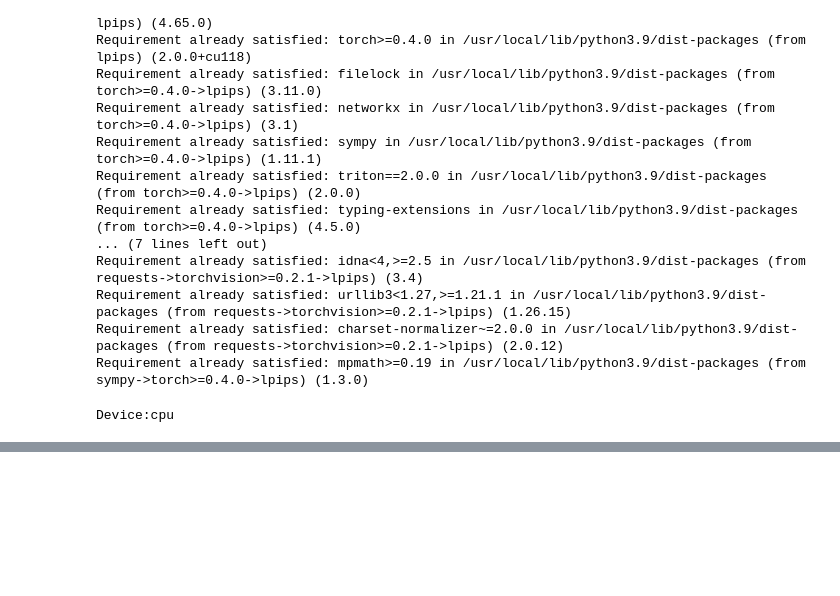
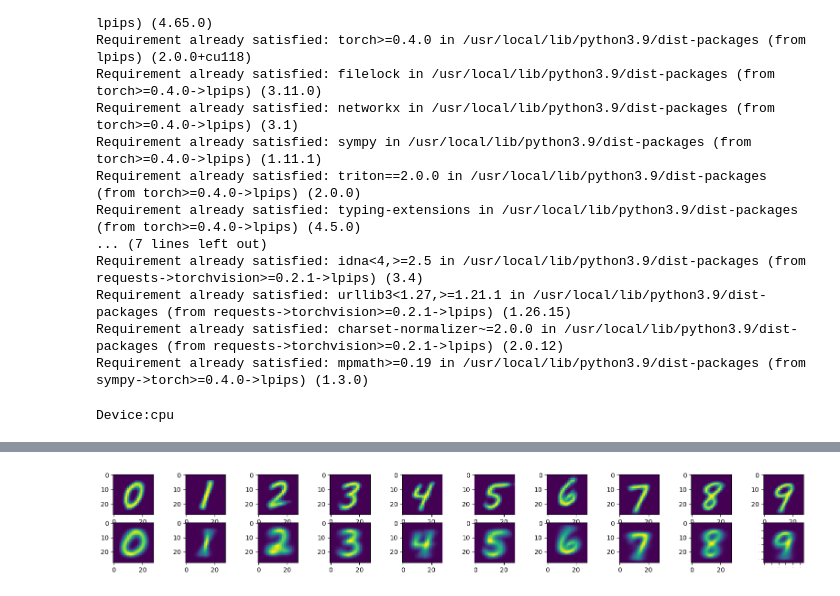
Before and after one commit to DimitrisMitroulis/NN-Projects, a Jupyter notebook: Autoencoders/Variational Autoencoders (VAEs)/cVAE_train-eval.ipynb, the cells around one changed output, grey strips where cells are left out. Saved outputs shown, nothing was run; the diff lists cells and outputs as text; code cells hidden in the pictures; blank space fills up the shorter version.

```diff
--- a/Autoencoders/Variational Autoencoders (VAEs)/cVAE_train-eval.ipynb
+++ b/Autoencoders/Variational Autoencoders (VAEs)/cVAE_train-eval.ipynb
@@ -582,0 +666,36 @@ torch.Size([20])
+# %%
+#Create mean of generated images
+
+num_samples = 1000
+fake_images_means = []
+fake_image_mean = []
+
+distances = []
+with torch.no_grad():
+  for num in range(10):
+    for i in range(num_samples):
+      latent = torch.rand_like(torch.Tensor(1,LATENT_SPACE_SIZE))
+      caption = torch.tensor(num, dtype=torch.int64)
+
+      fake_image = model.decoder(latent,caption)
+      fake_image_mean.append(fake_image[0])
+
+    fake_image_mean = torch.stack(fake_image_mean,dim=0)
+    fake_image_mean = torch.mean(fake_image_mean, dim=0)
+
+    fake_images_means.append(fake_image_mean)
+    fake_image_mean = []
+
+fake_images_means = torch.stack(fake_images_means,dim=0)
+# %%
+#Mean of generated vs actual images
+fig, axes = plt.subplots(nrows=2,ncols=10,figsize=(20,2.5))
+plt.tick_params(labelsize=0)
+
+
+for i in range(len(mnist_mean[:])):
+  axes[1][i].imshow(mnist_mean[i][0])
+for i in range(len(fake_images_means[:])):
+  axes[0][i].imshow(fake_images_means[i][0])
+# %% [output]
+[figure, added]
```
Also changed, not shown: parts of 17 cells of this notebook.
